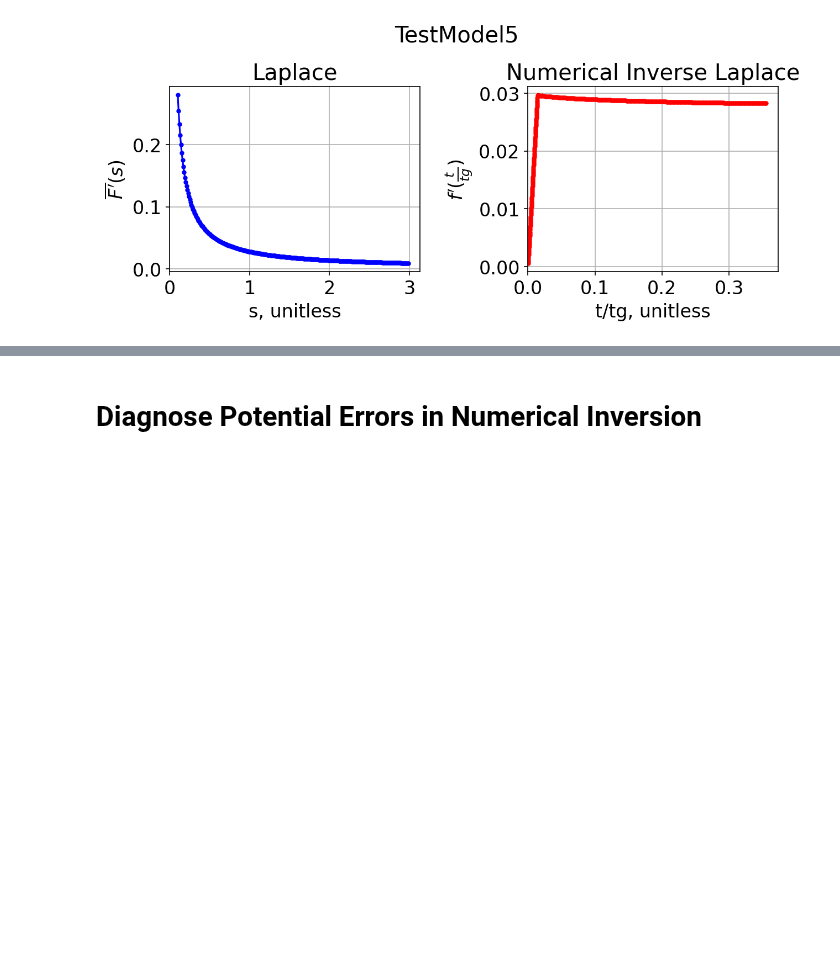
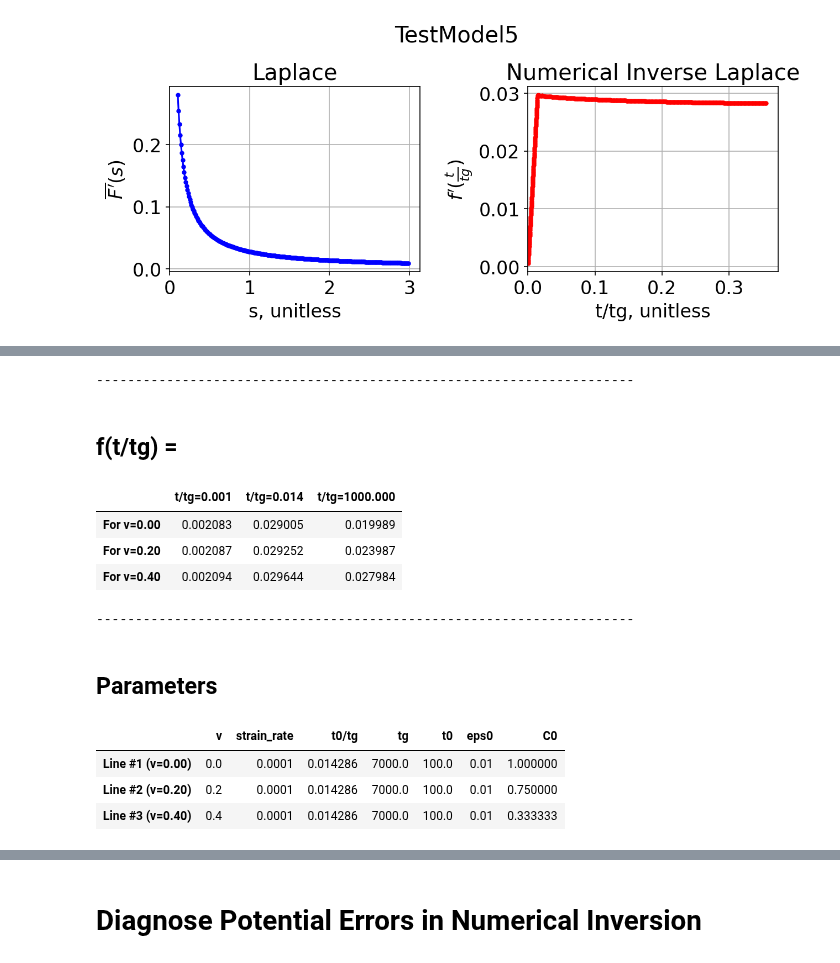
Before and after one commit to ryerrabelli/Yerrabelli-Spector-Poroelastic-Model-Code, a Jupyter notebook: src/ModelInversions.ipynb, the cells around one changed output, grey strips where cells are left out. Saved outputs shown, nothing was run; the diff lists cells and outputs as text; code cells hidden in the pictures; blank space fills up the shorter version.

Commit message:
Confirmed prior calculations by creating a table of identities that matched as Dr. Spector requested

```diff
--- a/src/ModelInversions.ipynb
+++ b/src/ModelInversions.ipynb
@@ -671,5 +672,5 @@ Time taken in sec: 0.0974569320678711
 # %%
-#@markdown Test Model 5 - Numerical Inversion
+#@markdown Test Model 5 (ArmstrongIsotropicModel) - Numerical Inversion
 
 importlib.reload(plotting)
 importlib.reload(viscoporoelastic_model)
@@ -678,7 +679,7 @@ importlib.reload(viscoporoelastic_model)
 anal_offset = 1
 
 
-tm = viscoporoelastic_model.TestModel5()
+tm = viscoporoelastic_model.ArmstrongIsotropicModel()
 tg = tm.tg
 # inputting a value of time=0 doesn't error (just returns None/NaN), but takes longer (about 2x as much) on python; not really MATLAB though
 #times=np.arange(0.1,100,0.1)/100.0
@@ -746,3 +747,67 @@ Time taken in sec: 0.09141683578491211
 | Line #3 (v=0.4) | 0.4 | 0.0001 | 0.014286 | 7000.0 | 100.0 | 0.01 | 0.333333 |
 [figure]
 [figure]
+# %%
+importlib.reload(plotting)
+importlib.reload(viscoporoelastic_model)
+
+tm = viscoporoelastic_model.ArmstrongIsotropicModel()
+tg = tm.tg
+
+#times=np.array([0.1, tm.t0_tg*0.99, tm.t0_tg*1.01, 10])*tg
+times=np.array([0.001, tm.t0_tg, 1000])*tg
+func = tm.laplace_value
+input_times = times
+s_vals = np.array([0.0001, 1, 10000])
+
+dfs = {"laplace_vals":[], "laplace_vals_times_s":[], "inverted_vals_numerical":[], "info":[]}
+
+
+#eps_0=0.03;   t_g=1000 s;   t_0=0.1 t_g;   eps_0_dot=0.0003 1/s; v=0; 0.2 ;and 0.4.
+
+inverted_vals_numerical_dfs = []
+laplace_vals_dfs = []
+laplace_vals_times_s_dfs = []
+for ind, v in enumerate([0, 0.2, 0.4]):
+  tm.v = v
+  laplace_vals = func(s_vals)
+  laplace_vals_times_s = func(s_vals) * s_vals
+  inverted_vals_numerical = euler_inversion(func, input_times/tg, Marg=None)
+  vars = tm.get_all_names_and_vars()
+
+  #index=[f"Line #{ind+1} (v={v})"])
+  #inverted_vals_numerical_dfs.append(pd.DataFrame(inverted_vals_numerical,index=[f"t/tg={input_time/tg:0.3f}" for input_time in input_times]))
+  dfs["laplace_vals"].append(pd.DataFrame(laplace_vals.reshape(1,laplace_vals.size),index=[f"For v={v:.2f}"]))
+  dfs["laplace_vals_times_s"].append(pd.DataFrame(laplace_vals_times_s.reshape(1,laplace_vals_times_s.size),index=[f"For v={v:.2f}"]))
+  dfs["inverted_vals_numerical"].append(pd.DataFrame(inverted_vals_numerical.reshape(1,inverted_vals_numerical.size),index=[f"For v={v:.2f}"]))
+  dfs["info"].append(pd.DataFrame(vars,index=[f"Line #{ind+1} (v={v:.2f})"]))
+
+
+
+
+combined_dfs = {}
+for key,group_of_dfs in dfs.items():
+  combined_dfs[key] = pd.concat(group_of_dfs)
+#dfs["inverted_vals_numerical"] = pd.concat(df)
+#dfs["laplace_vals"] = pd.concat(laplace_vals_dfs)
+#laplace_vals_times_s_dfs = pd.concat(laplace_vals_times_s_dfs)
+
+combined_dfs["laplace_vals"].columns = [f"s={s_val}" for s_val in s_vals]
+combined_dfs["laplace_vals_times_s"].columns = [f"s={s_val}" for s_val in s_vals]
+combined_dfs["inverted_vals_numerical"].columns = [f"t/tg={input_time/tg:4.3f}" for input_time in input_times]
+names = {
+    "laplace_vals": "F(s) =",
+    "laplace_vals_times_s": "F(s) × s =",
+    "inverted_vals_numerical": "f(t/tg) =",
+    "info": "Parameters"
+}
+
+
+display(HTML(f"<h1>Model: {tm.get_model_name()}</h1>"))
+for key,df in combined_dfs.items():
+  print("---------------------------------------------------------------------")
+  #print(names.get(key) or key)
+  display(HTML(f"<h2>{names.get(key) or key}</h2>"))
+  display(df)
+  print()
+# %% [output]
@@ -749,3 +827,15 @@ Time taken in sec: 0.09141683578491211
+---------------------------------------------------------------------
+f(t/tg) =
+|  | t/tg=0.001 | t/tg=0.014 | t/tg=1000.000 |
+| For v=0.00 | 0.002083 | 0.029005 | 0.019989 |
+| For v=0.20 | 0.002087 | 0.029252 | 0.023987 |
+| For v=0.40 | 0.002094 | 0.029644 | 0.027984 |
+---------------------------------------------------------------------
+Parameters
+|  | v | strain_rate | t0/tg | tg | t0 | eps0 | C0 |
+| Line #1 (v=0.00) | 0.0 | 0.0001 | 0.014286 | 7000.0 | 100.0 | 0.01 | 1.000000 |
+| Line #2 (v=0.20) | 0.2 | 0.0001 | 0.014286 | 7000.0 | 100.0 | 0.01 | 0.750000 |
+| Line #3 (v=0.40) | 0.4 | 0.0001 | 0.014286 | 7000.0 | 100.0 | 0.01 | 0.333333 |
 # %% [markdown]
 # Laplace function relevant properties - for diagnosing errors
 ## Sources:
```
Also changed, not shown: parts of 4 cells of this notebook, 2 other files.
